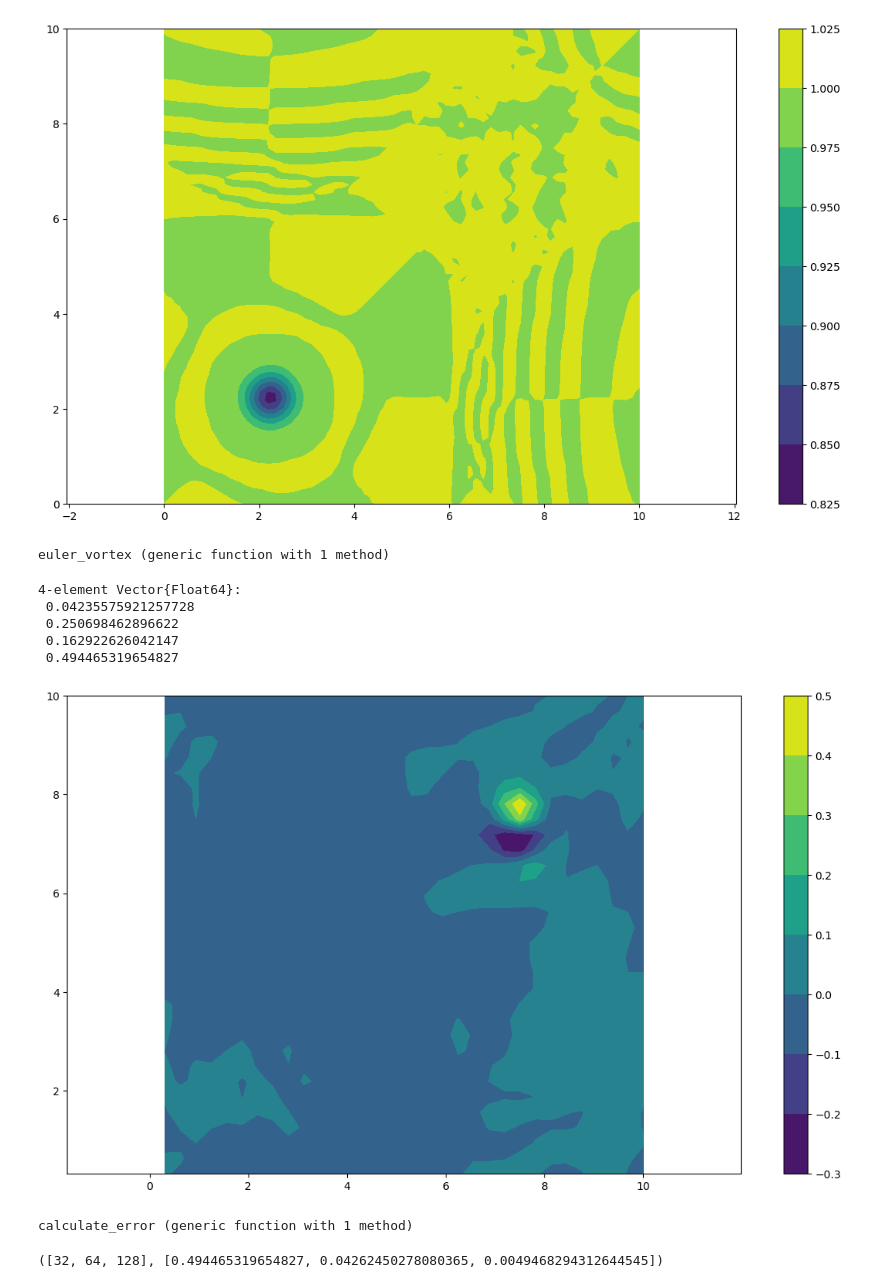
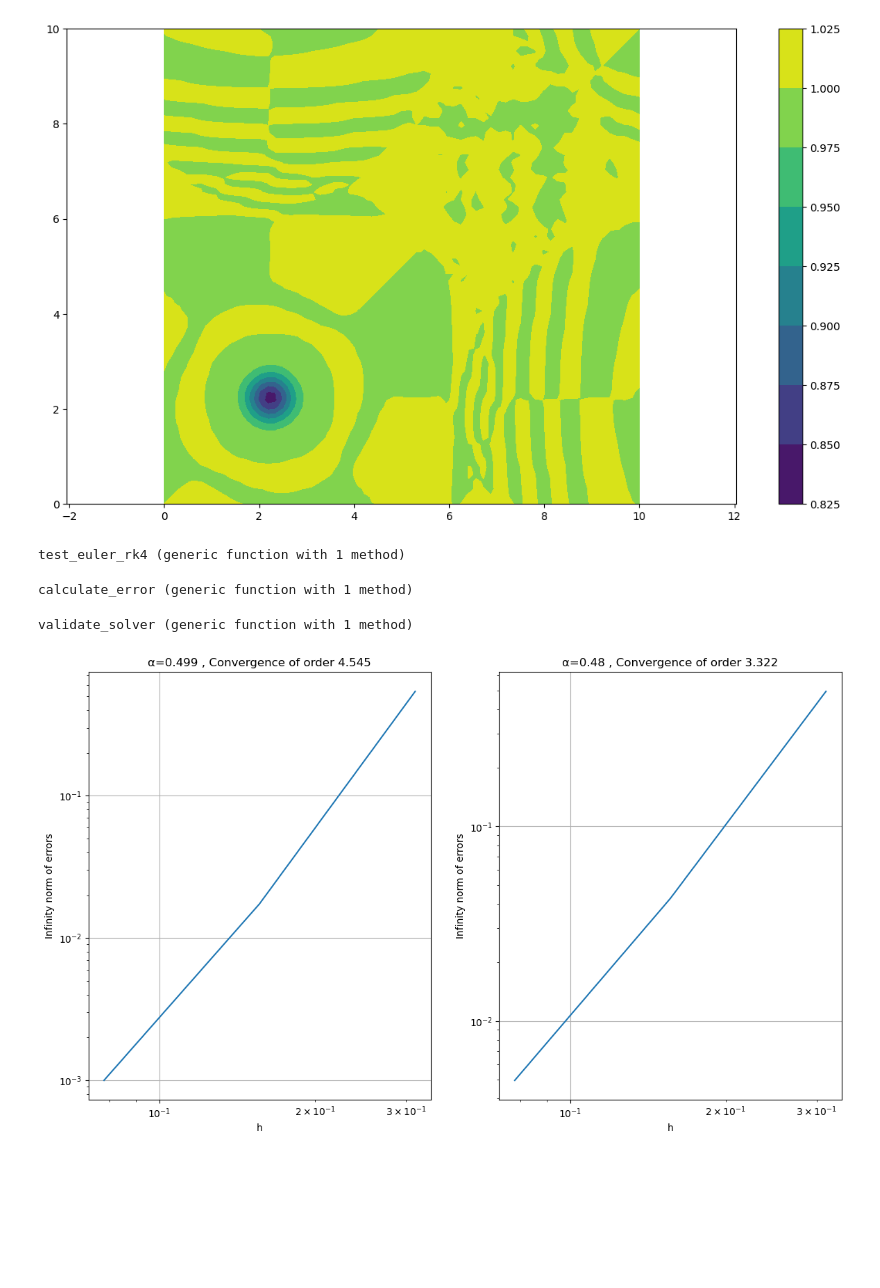
Before and after one commit to aledha/math228b, a Jupyter notebook: Problem sets/PS2/ps2.ipynb, the cells around one changed output. Drawn from its saved outputs; the diff is of its cells as text; code cells hidden in the pictures; blank space fills up the shorter version.

```diff
--- a/Problem sets/PS2/ps2.ipynb
+++ b/Problem sets/PS2/ps2.ipynb
@@ -194,45 +230,14 @@ end
 test_euler_rk4step()
 # %% [output]
 [figure]
-# %%
-function euler_vortex(x, y, time, pars)
-    γ  = 1.4
-    rc = pars[1]
-    ϵ  = pars[2]
-    M₀ = pars[3]
-    θ  = pars[4]
-    x₀ = pars[5]
-    y₀ = pars[6]
-
-    r∞ = 1
-    u∞ = 1
-    E∞ = 1/(γ*M₀^2*(γ - 1)) + 1/2
-    p∞ = (γ - 1) * (E∞ - 1/2)
-    ubar = u∞ * cos(θ)
-    vbar = u∞ * sin(θ)
-    f = @. (1 - ((x - x₀) - ubar*time)^2 - ((y - y₀) - vbar*time)^2) / rc^2
-
-    u = @. u∞ * (cos(θ) - ϵ*((y - y₀)-vbar*time) / (2π*rc) * exp(f/2))
-    v = @. u∞ * (sin(θ) + ϵ*((x - x₀)-ubar*time) / (2π*rc) * exp(f/2))
-    r = @. r∞ * (1 - ϵ^2 * (γ - 1) * M₀^2/(8π^2) * exp(f))^(1/(γ-1))
-    p = @. p∞ * (1 - ϵ^2 * (γ - 1) * M₀^2/(8π^2) * exp(f))^(γ/(γ-1))
-
-    ru = @. r*u
-    rv = @. r*v
-    rE = @. p/(γ - 1) + 1/2 * (ru^2 + rv^2) / r
-
-    r, ru, rv, rE
-end
-# %% [output]
-euler_vortex (generic function with 1 method)
 # %%
-function euler_rk4(x, y, u, N, alpha)
+function euler_rk4(x, y, u, N, T, alpha)
     h = 10 / N
     k = 0.3 * h
-    M = ceil(Int64, 5sqrt(2)/k)
-    k = 5sqrt(2) / M
+    M = ceil(Int64, T/k)
+    k = T / M
 
-    for i = (0:k:5sqrt(2))
+    for i = (0:k:T)
         u = euler_rk4step(u..., h, k, alpha)
     end
 
@@ -245,12 +250,14 @@ function test_euler_rk4()
     s = h:h:10
     x = repeat(s, 1, length(s))
     y = Matrix(x')
+    T = 5sqrt(2)
+
     pars = [0.5, 1, 0.5, pi/4, 2.5, 2.5]
 
-    u0 = euler_vortex(x, y, 5sqrt(2), pars)
+    u0 = euler_vortex(x, y, T, pars)
     u = euler_vortex(x, y, 0, pars)
 
-    u = euler_rk4(x, y, u, N, 0.48)
+    u = euler_rk4(x, y, u, N, T, 0.48)
 
     errors = zeros(4)
     for i = (1:4)
@@ -258,20 +265,15 @@ function test_euler_rk4()
     end
     display(errors)
     clf()
-    contourf(x, y, u[4]-u0[4])
+    contourf(x, y, u[1])
     axis("equal")
     colorbar()
     gcf()
 end
 
-test_euler_rk4()
+#test_euler_rk4()
 # %% [output]
-4-element Vector{Float64}:
- 0.04235575921257728
- 0.250698462896622
- 0.162922626042147
- 0.494465319654827
+test_euler_rk4 (generic function with 1 method)
-[figure, removed]
 # %%
 function calculate_error(N, alpha, pars)
     h = 10 / N
@@ -282,7 +284,7 @@ function calculate_error(N, alpha, pars)
 
     u_exact = euler_vortex(x, y, T, pars)
     u_init = euler_vortex(x, y, 0, pars)
-    u = euler_rk4(x, y, u_init, N, alpha)
+    u = euler_rk4(x, y, u_init, N, T, alpha)
 
     error = 0
     for (component, component_exact) = zip(u, u_exact)
@@ -304,26 +306,26 @@ function validate_solver(alpha, Ns)
     end
     return errors
 end
-
-errors = validate_solver(0.48)
 # %% [output]
-([32, 64, 128], [0.494465319654827, 0.04262450278080365, 0.0049468294312644545])
+validate_solver (generic function with 1 method)
 # %%
 function convergence_plot()
     alphas = [0.499, 0.48]
     Ns = [32, 64, 128]
-    hs = 10 ./ Ns
-    fig, axs = subplots(1,2, figsize=(14,8))
+    hs = 10.0 ./ Ns
+    fig, axs = subplots(1,2, figsize=(14,6))
     for i = (1:2)
-        errors = validate_solver(alphas[i])
+        errors = validate_solver(alphas[i], Ns)
         fit = Polynomials.fit(log.(hs), log.(errors), 1)
         order = coeffs(fit)[2]
         axs[i].set_title("α=$(alphas[i]) , Convergence of order $(round(order,digits=3))")
         axs[i].loglog(hs, errors)
         axs[i].set_xlabel("h")
         axs[i].set_ylabel("Infinity norm of errors")
         axs[i].grid(true)
     end
     display(fig)
 end
 convergence_plot()
+# %% [output]
+[figure, added]
```
Also changed, not shown: parts of 5 cells of this notebook.
